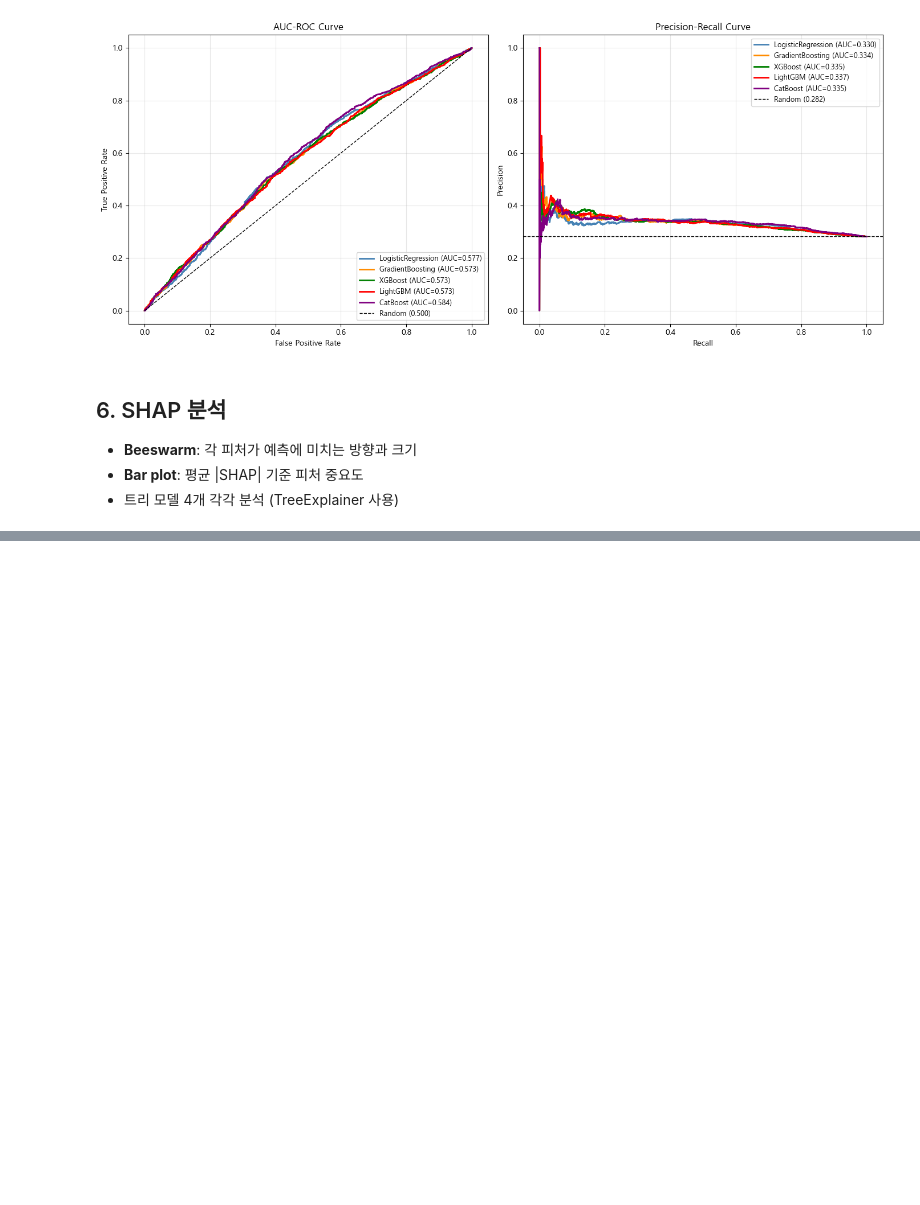
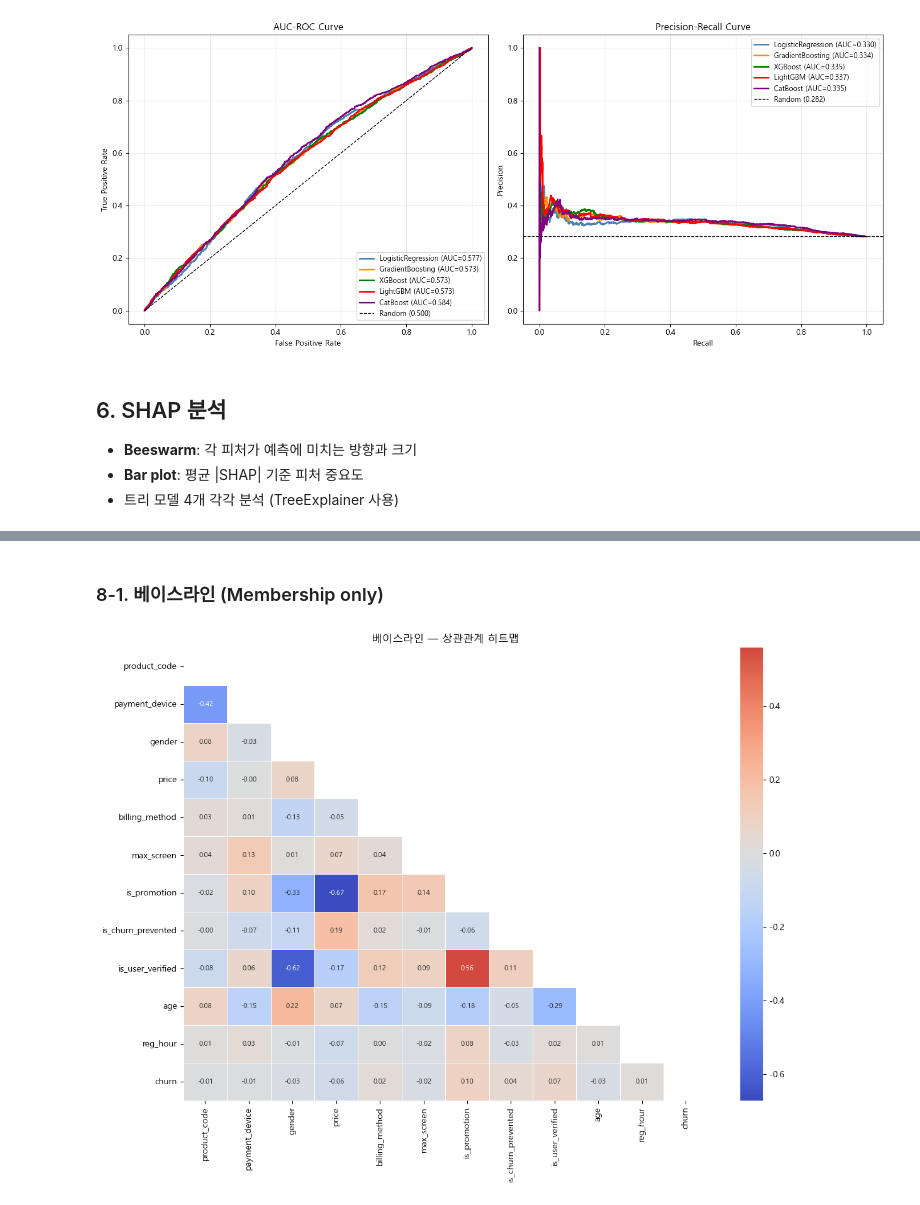
Before and after one commit to ingyeom-park/OTT_Churn_Modeling_AX, a Jupyter notebook: kim.nahyun/베이스라인.ipynb, the cells around one changed output, grey strips where cells are left out. Cells and saved outputs as stored; diff of their text form; code cells hidden in the pictures; blank space fills up the shorter version.

Commit message:
베이스라인

```diff
--- a/kim.nahyun/베이스라인.ipynb
+++ b/kim.nahyun/베이스라인.ipynb
@@ -409,0 +730,21 @@ InvalidIndexError: (slice(None, None, None), 8)
+# %% [markdown]
+### 8-1. 베이스라인 (Membership only)
+# %%
+from statsmodels.stats.outliers_influence import variance_inflation_factor
+
+# ── 상관관계 히트맵 (베이스라인) ─────────────────────────────────────
+corr_base = X.copy()
+corr_base['churn'] = y.values
+
+plt.figure(figsize=(12, 9))
+corr_matrix = corr_base.corr()
+mask = np.triu(np.ones_like(corr_matrix, dtype=bool))
+import seaborn as sns
+sns.heatmap(corr_matrix, mask=mask, annot=True, fmt='.2f',
+            cmap='coolwarm', center=0, linewidths=0.5,
+            annot_kws={'size': 8})
+plt.title('베이스라인 — 상관관계 히트맵')
+plt.tight_layout()
+plt.show()
+# %% [output]
+[figure, added]
```
Also changed, not shown: parts of 17 cells of this notebook, 5 other files.
